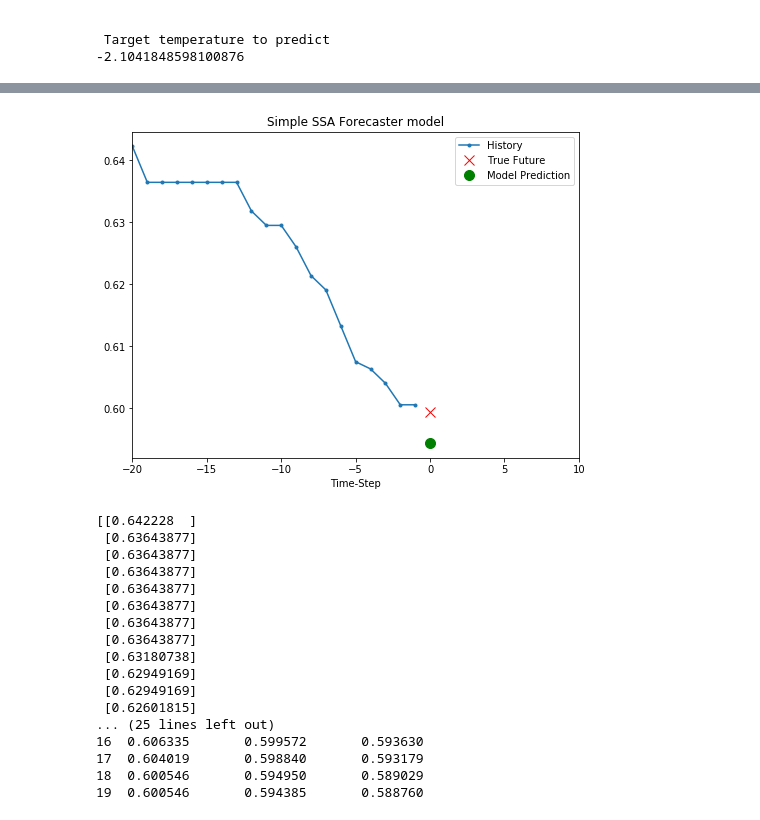
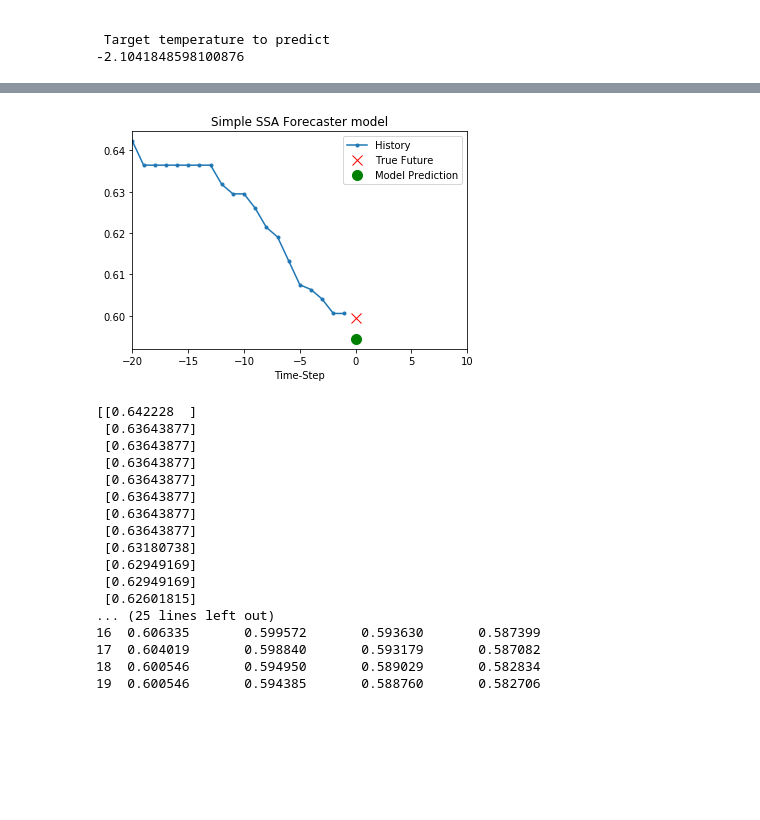
Before and after one commit to microsoft/NimbusML-Samples, a Jupyter notebook: samples/5.1 [Numeric, Plot] Univariate Time Series Forecasting .ipynb, the cells around one changed output, grey strips where cells are left out. Saved outputs shown, nothing was run; the diff lists cells and outputs as text; code cells hidden in the pictures; blank space fills up the shorter version.

```diff
--- a/samples/5.1 [Numeric, Plot] Univariate Time Series Forecasting .ipynb
+++ b/samples/5.1 [Numeric, Plot] Univariate Time Series Forecasting .ipynb
@@ -175,9 +175,9 @@ Name: T (degC), dtype: float64
 # %%
 pipeline = Pipeline([
     SsaForecaster(series_length=6,
-                  train_size=8,
+                  train_size=20,
                   window_size=3,
-                  horizon=2,
+                  horizon=3,
                   columns={'T (degC)_fc': 'T (degC)'})
 ])
 # %%
@@ -203,13 +203,14 @@ Elapsed time: 00:00:00.0421085
 Name: T (degC), dtype: float64
 # %%
 predicted_val_uni = pipeline.transform(X_val_ssa)
-plot = show_plot([x_val_uni[0], y_val_uni[0], predicted_val_uni['T (degC)_fc.0'][19]], 0, 'Simple SSA Forecaster model')
+predicted_val = predicted_val_uni['T (degC)_fc.0'][19]
+plot = show_plot([x_val_uni[0], y_val_uni[0], predicted_val], 0, 'Simple SSA Forecaster model')
 plot.show()
 print()
-print(x_val_uni[0], y_val_uni[0], predicted_val_uni['T (degC)_fc.0'][19])
-print(result)
+print(x_val_uni[0], y_val_uni[0], predicted_val)
+print(predicted_val_uni)
 # %% [output]
-[figure, old version]
+[figure, new version]
 [[0.642228  ]
  [0.63643877]
  [0.63643877]
@@ -223,10 +224,10 @@ print(result)
  [0.62949169]
  [0.62601815]
 ... (25 lines left out)
-16  0.606335       0.599572       0.593630
-17  0.604019       0.598840       0.593179
-18  0.600546       0.594950       0.589029
-19  0.600546       0.594385       0.588760
+16  0.606335       0.599572       0.593630       0.587399
+17  0.604019       0.598840       0.593179       0.587082
+18  0.600546       0.594950       0.589029       0.582834
+19  0.600546       0.594385       0.588760       0.582706
 # %%
 pipeline.predict()
 pd.set_option('display.float_format', lambda x: '%.2f' % x)
```
Also changed, not shown: parts of 6 cells of this notebook.
